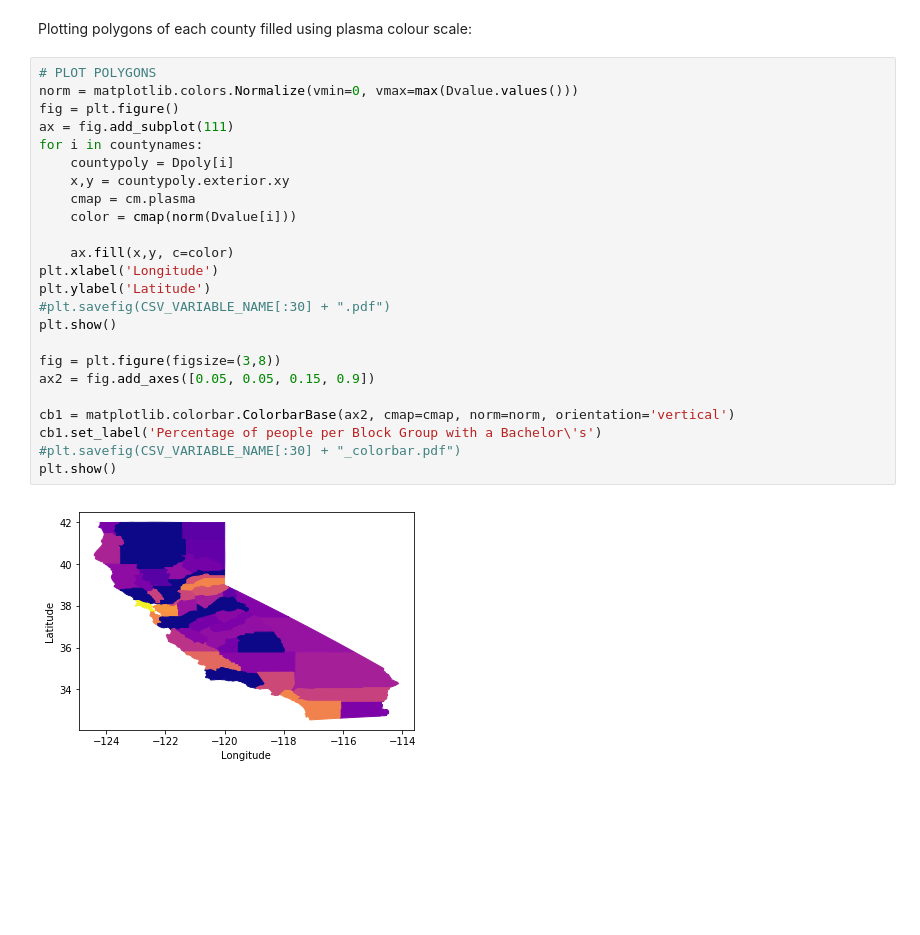
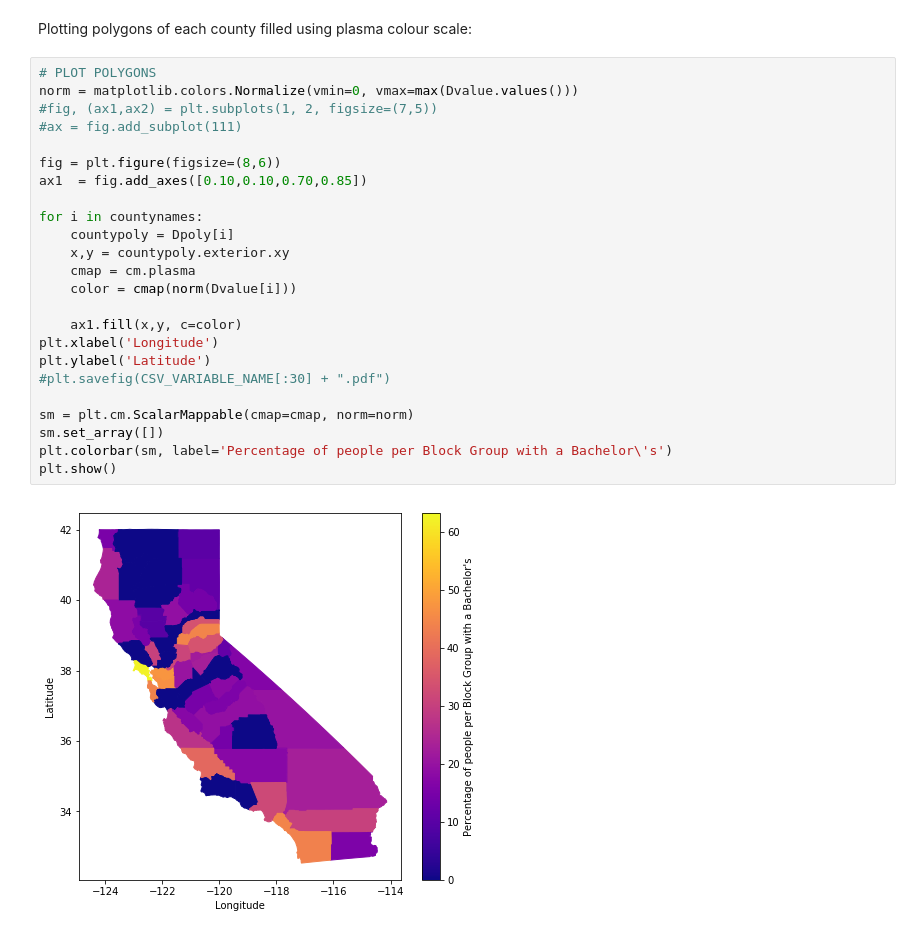
Before and after one commit to Tiger-Cross/AIHack18, a Jupyter notebook: notebooks/mapping_the_data.ipynb, the cells around one changed output. Drawn from its saved outputs; the diff is of its cells as text; blank space fills up the shorter version.

Commit message:
mapping_the_data fixed colorbar

```diff
--- a/notebooks/mapping_the_data.ipynb
+++ b/notebooks/mapping_the_data.ipynb
@@ -148,26 +147,26 @@ Plotting polygons of each county filled using plasma colour scale:
 # %%
 # PLOT POLYGONS
 norm = matplotlib.colors.Normalize(vmin=0, vmax=max(Dvalue.values()))
-fig = plt.figure()
-ax = fig.add_subplot(111)
+#fig, (ax1,ax2) = plt.subplots(1, 2, figsize=(7,5))
+#ax = fig.add_subplot(111)
+
+fig = plt.figure(figsize=(8,6))
+ax1  = fig.add_axes([0.10,0.10,0.70,0.85])
+
 for i in countynames:
     countypoly = Dpoly[i]
     x,y = countypoly.exterior.xy
     cmap = cm.plasma
     color = cmap(norm(Dvalue[i]))
 
-    ax.fill(x,y, c=color)
+    ax1.fill(x,y, c=color)
 plt.xlabel('Longitude')
 plt.ylabel('Latitude')
 #plt.savefig(CSV_VARIABLE_NAME[:30] + ".pdf")
+
+sm = plt.cm.ScalarMappable(cmap=cmap, norm=norm)
+sm.set_array([])
+plt.colorbar(sm, label='Percentage of people per Block Group with a Bachelor\'s')
 plt.show()
-
-fig = plt.figure(figsize=(3,8))
-ax2 = fig.add_axes([0.05, 0.05, 0.15, 0.9])
-
-cb1 = matplotlib.colorbar.ColorbarBase(ax2, cmap=cmap, norm=norm, orientation='vertical')
-cb1.set_label('Percentage of people per Block Group with a Bachelor\'s')
-#plt.savefig(CSV_VARIABLE_NAME[:30] + "_colorbar.pdf")
-plt.show()
 # %% [output]
-[figure, old version]
+[figure, new version]
```
Also changed, not shown: parts of 2 cells of this notebook.
